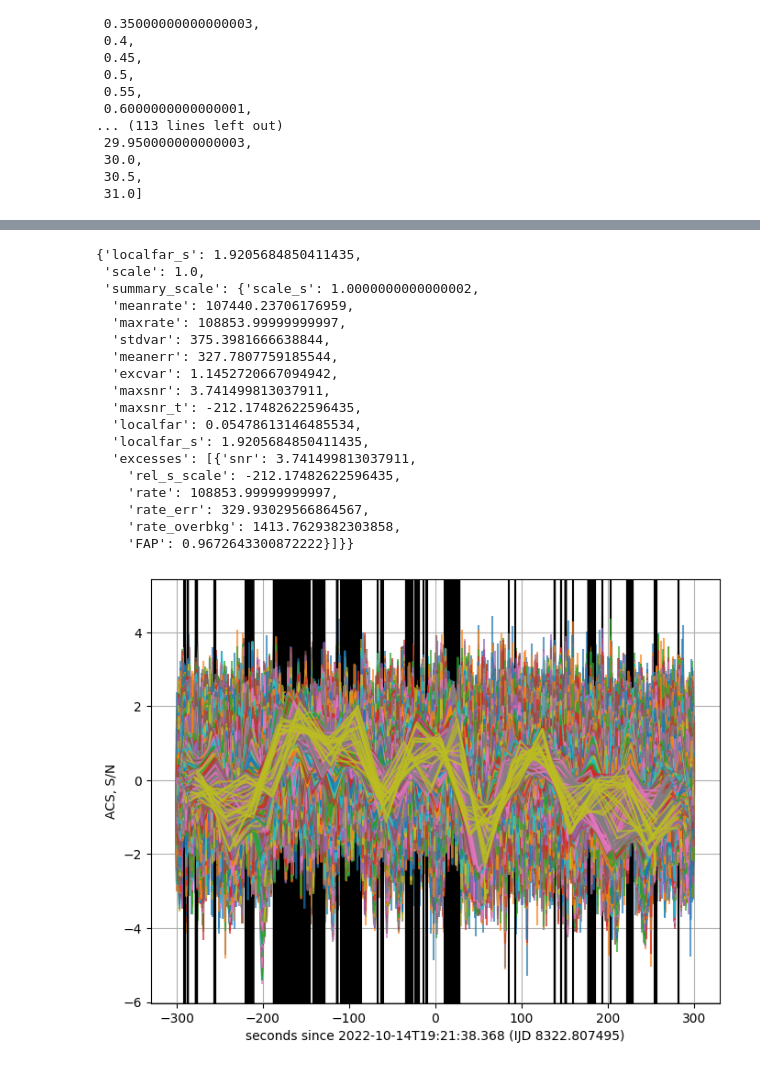
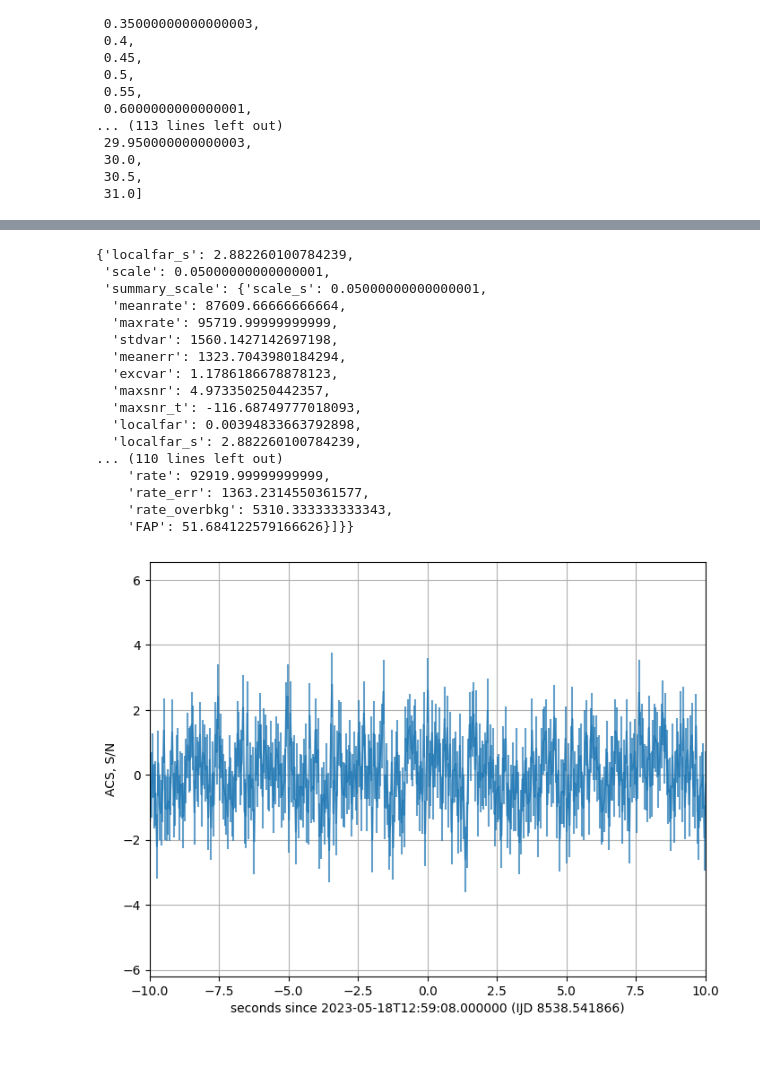
Before and after one commit to volodymyrss/integral_lvk, a Jupyter notebook: integralallsky.ipynb, the cells around one changed output, grey strips where cells are left out. Drawn from its saved outputs; the diff is of its cells as text; code cells hidden in the pictures.

```diff
--- a/integralallsky.ipynb
+++ b/integralallsky.ipynb
@@ -21,11 +21,11 @@ RA=293.732
 Dec=21.8967222
 tstart_rel_mseconds=300.0
 tstop_rel_seconds=300.0
-t0_utc="2023-05-18T12:59:08.000000" # hard x-ray
+t0_utc="2023-05-18T12:59:08.000000"
 # t0_utc=Time(Time("2022-10-14T19:21:47").mjd - 8.632259375000002/24/3600, format='mjd').isot.replace(" ", "T") # hard x-ray
 # t0_utc="2022-10-14T19:21:47"
-rt=1
-# nrt=1
+# rt=1
+nrt=1
 arc=0
 required_completeness=0.6
 mode="scw" # scw|rt|arc
@@ -172,3 +188,11 @@ import time
 
 #                 time.sleep(30)
 #                 break
+# %%
+import requests
+
+
+if rt == 1:
+    r = requests.get(f"https://www.astro.unige.ch/mmoda/dispatch-data/gw/integralhk/api/v1.0/rtlc/{t0_utc}/{tstop_rel_seconds}?json")
+    lc = np.array(r.json()['data'])
+    lcs['ACS'] = np.vstack([lc[:,1], lc[:,1] * 0 + 0.05, lc[:,0]]).T
@@ -207,8 +237,10 @@ for n, lc in lcs.items():
 
     print("expected telapse", expected_telapse, "telapse", telapse, "ontime", ontime)
 
-    if ontime / expected_telapse < required_completeness:
-        raise Exception("data not available: exected %.5lg elapsed %.5lg ontime %.5lg"%(expected_telapse, telapse, ontime))
+    if float(ontime) / expected_telapse < required_completeness:
+        raise Exception("data not available: exected %.5lg elapsed %.5lg ontime %.5lg completeness %s requireed %s"%(
+            expected_telapse, telapse, ontime,
+            ontime / expected_telapse, required_completeness))
 
     lc_summary = dict()
     summary[n.replace("/","_")]=lc_summary
@@ -445,7 +477,8 @@ for n, lc in lcs.items():
 
 
     #for ascale in [0.05, 0.1, 0.2, 0.5, 1, 2, 10]:
-    for ascale in timescales:
+    # for ascale in timescales:
+    for ascale in [0.05]:
     #for ascale in [0.05*i for i in range(20)] + [0.5*i for i in range(20)] + [15, 20, 25, 30]:
     #for ascale in [0.05, 0.1, 0.15, 0.2, 0.25, 0.5, 1, 2, 8, 10]:
     #for ascale in [1,]:
@@ -462,6 +495,8 @@ for n, lc in lcs.items():
 
         nscale = int(round(ascale/b_tb))
         scale=nscale*b_tb
+
+        print("true scale", scale)
 
 #        print("acceptable, will be", nscale, scale)
 
@@ -480,11 +515,12 @@ for n, lc in lcs.items():
             summary_scale = dict()
             s_scale_mo[offset]=summary_scale
 
-            rel_s_scale = rebin(rel_s[offset:],nscale,True)
+            rel_s_scale = rebin(rel_s[offset:], nscale, True)
             rate = rebin(lc[offset:,2],nscale,False)/scale
             rate_err = rebin(lc[offset:,2],nscale,False)**0.5/scale
 
             #print("rebinned to",rate.shape)
+            print("offset", offset, "rebinned to",rate.shape)
 
 
             summary_scale['scale_s']=scale
@@ -493,6 +529,8 @@ for n, lc in lcs.items():
             summary_scale['stdvar'] = np.std(rate)
             summary_scale['meanerr'] = np.mean(rate_err**2)**0.5
             summary_scale['excvar'] = summary_scale['stdvar']/summary_scale['meanerr']
+
+            print("summary_scale['excvar']", summary_scale['excvar'])
 
             if negative_excesses==1:
                 snr = -(rate-np.mean(rate))/rate_err/summary_scale['excvar']
@@ -531,8 +569,6 @@ for n, lc in lcs.items():
 
             print("scale", scale, "offset", offset, "found excesses",len(summary_scale['excesses']))
 
-
-
             #r=pylab.errorbar(
             #    rebin(rel_s[offset:],nscale,True),
             #    rate,
@@ -544,7 +580,7 @@ for n, lc in lcs.items():
 
         #    print(rel_s_scale.shape, snr.shape)
 
-            r=pylab.errorbar(
+            r = pylab.errorbar(
                 rel_s_scale,
                 snr,
                 snr*0+1,
@@ -599,6 +635,7 @@ for n, lc in lcs.items():
     pylab.ylabel(n+", S/N")
     #ylim([0,50])
     pylab.xlabel("seconds since %s (IJD %.10lg)"%(t0_utc, t0_ijd))
+    pylab.xlim([-10, 10])
 
     detfn=n.replace("/","_") + "_det_lc.png"
     pylab.savefig(detfn)
@@ -625,20 +657,19 @@ scale 31.000000000000007 offset 304 found excesses 0
 saving as ACS_det_lc.png
-{'localfar_s': 1.9205684850411435,
- 'scale': 1.0,
- 'summary_scale': {'scale_s': 1.0000000000000002,
-  'meanrate': 107440.23706176959,
-  'maxrate': 108853.99999999997,
-  'stdvar': 375.3981666638844,
-  'meanerr': 327.7807759185544,
-  'excvar': 1.1452720667094942,
-  'maxsnr': 3.741499813037911,
-  'maxsnr_t': -212.17482622596435,
-  'localfar': 0.05478613146485534,
-  'localfar_s': 1.9205684850411435,
-  'excesses': [{'snr': 3.741499813037911,
-    'rel_s_scale': -212.17482622596435,
-    'rate': 108853.99999999997,
-    'rate_err': 329.93029566864567,
-    'rate_overbkg': 1413.7629382303858,
-    'FAP': 0.9672643300872222}]}}
+{'localfar_s': 2.882260100784239,
+ 'scale': 0.05000000000000001,
+ 'summary_scale': {'scale_s': 0.05000000000000001,
+  'meanrate': 87609.66666666664,
+  'maxrate': 95719.99999999999,
+  'stdvar': 1560.1427142697198,
+  'meanerr': 1323.7043980184294,
+  'excvar': 1.1786186678878123,
+  'maxsnr': 4.973350250442357,
+  'maxsnr_t': -116.68749777018093,
+  'localfar': 0.00394833663792898,
+  'localfar_s': 2.882260100784239,
+... (110 lines left out)
+    'rate': 92919.99999999999,
+    'rate_err': 1363.2314550361577,
+    'rate_overbkg': 5310.333333333343,
+    'FAP': 51.684122579166626}]}}
-[figure, old version]
+[figure, new version]
```
Also changed, not shown: parts of 18 cells of this notebook, 5 other files.
